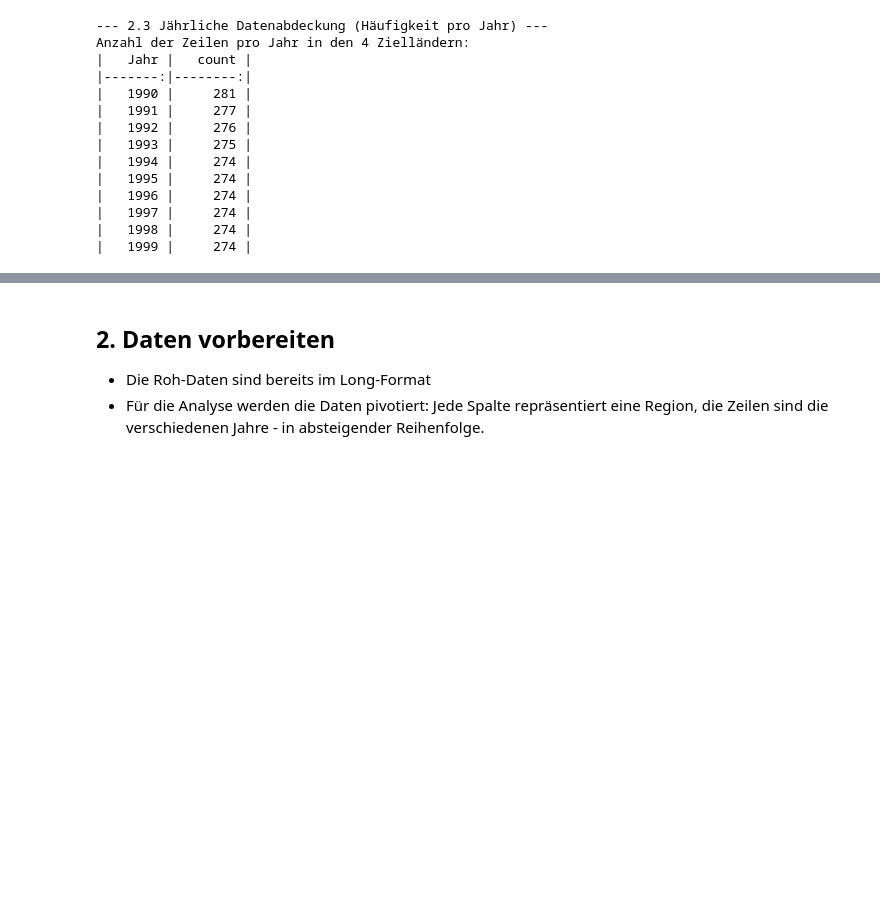
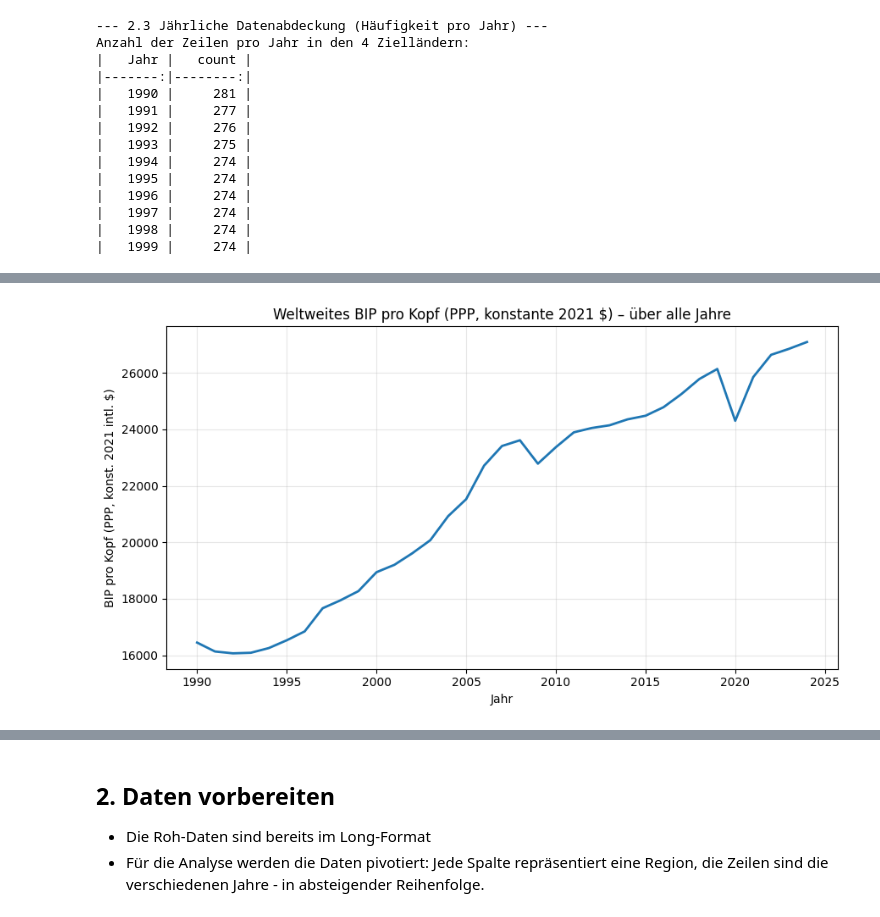
Before and after one commit to buetilia/LN-Informatik, a Jupyter notebook: LN-Informatik-main/LN-Informatik-main/Leistungsnachweis_Python_Analphabetisierung.ipynb, the cells around one changed output, grey strips where cells are left out. Cells and saved outputs as stored; diff of their text form; code cells hidden in the pictures; blank space fills up the shorter version.

```diff
--- a/LN-Informatik-main/LN-Informatik-main/Leistungsnachweis_Python_Analphabetisierung.ipynb
+++ b/LN-Informatik-main/LN-Informatik-main/Leistungsnachweis_Python_Analphabetisierung.ipynb
@@ -140,0 +372,26 @@ Anzahl der Zeilen pro Jahr in den 4 Zielländern:
+# %%
+# Datei laden
+df_gdp = pd.read_csv("literacy-rate-vs-gdp-per-capita.csv")
+
+gdp_col = "GDP per capita, PPP (constant 2021 international $)"
+
+# Weltweiter Jahresdurchschnitt (ungewichtet)
+world_gdp = (
+    df_gdp.dropna(subset=[gdp_col])
+    .groupby("Year")[gdp_col]
+    .mean()
+    .reset_index()
+    .sort_values("Year")
+)
+
+# Plot
+plt.figure(figsize=(9,5))
+plt.plot(world_gdp["Year"], world_gdp[gdp_col], linewidth=2)
+plt.title("Weltweites BIP pro Kopf (PPP, konstante 2021 $) – über alle Jahre")
+plt.xlabel("Jahr")
+plt.ylabel("BIP pro Kopf (PPP, konst. 2021 intl. $)")
+plt.grid(alpha=0.3)
+plt.tight_layout()
+plt.show()
+# %% [output]
+[figure, added]
```
Also changed, not shown: parts of 23 cells of this notebook.
